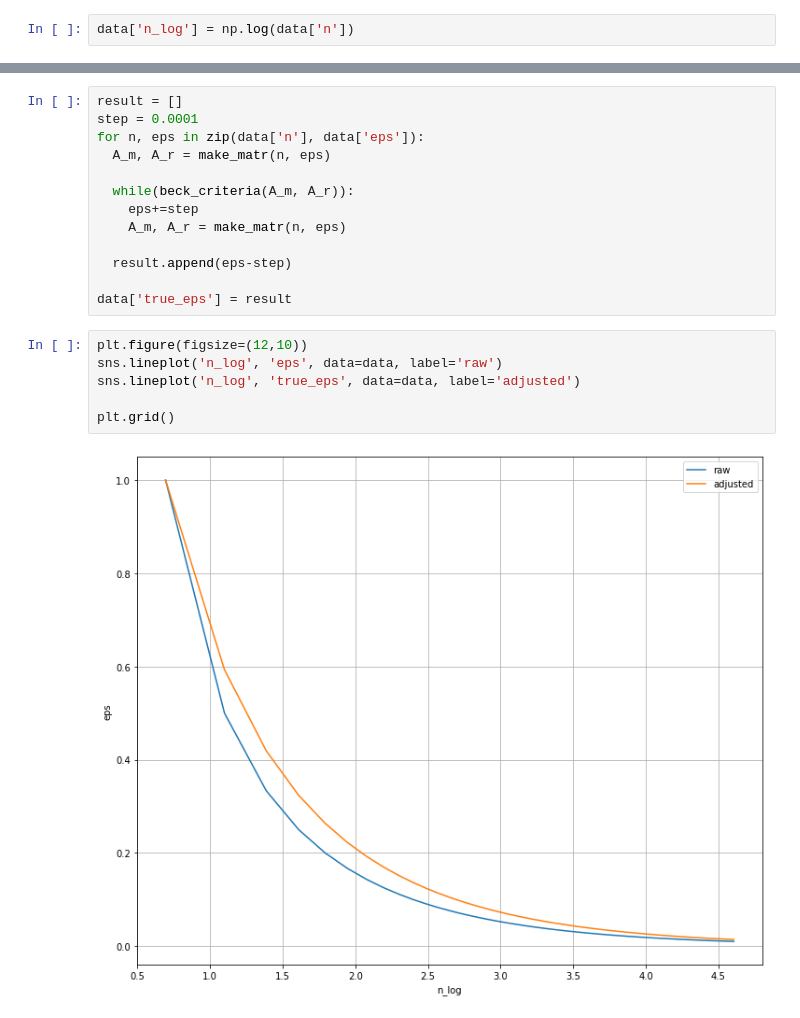
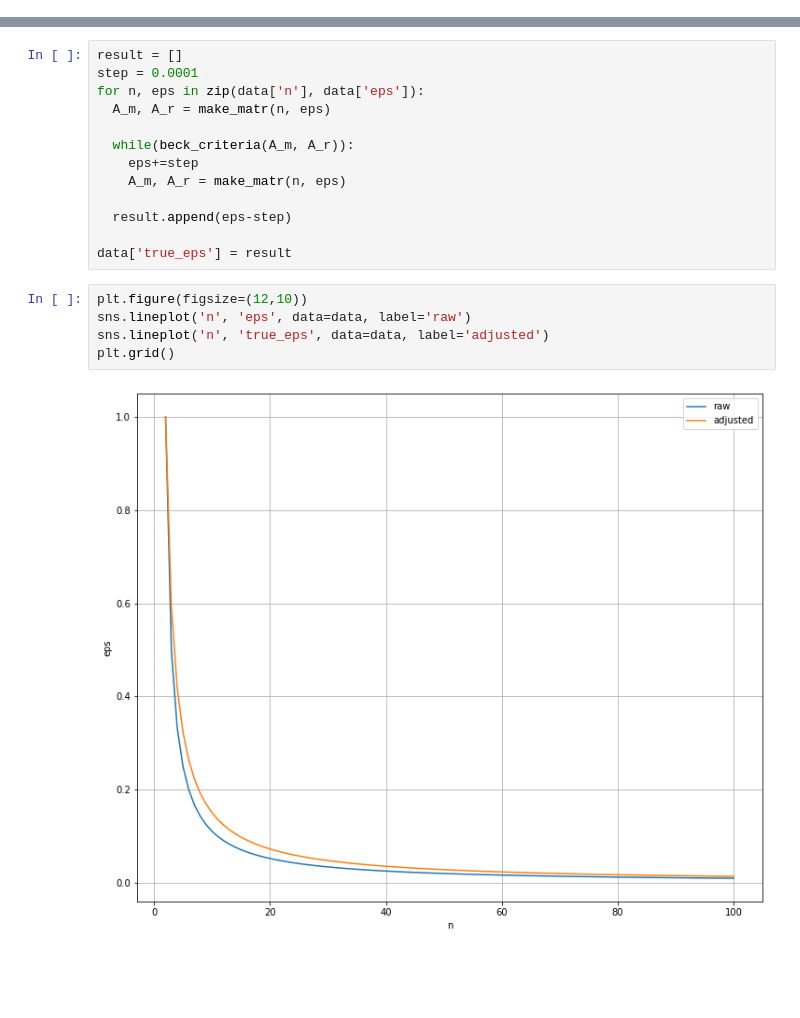
Before and after one commit to mitenevav/computer_complex, a Jupyter notebook: lab1/lab1.ipynb, the cells around one changed output, grey strips where cells are left out. Drawn from its saved outputs; the diff is of its cells as text; blank space fills up the shorter version.

```diff
--- a/lab1/lab1.ipynb
+++ b/lab1/lab1.ipynb
@@ -81,7 +81,5 @@ pd.DataFrame(data['result'].value_counts())
 # %% [output]
 |  | result |
 | success | 99 |
-# %%
-data['n_log'] = np.log(data['n'])
 # %%
 plt.figure(figsize=(12,10))
@@ -104,9 +102,8 @@ for n, eps in zip(data['n'], data['eps']):
 data['true_eps'] = result
 # %%
 plt.figure(figsize=(12,10))
-sns.lineplot('n_log', 'eps', data=data, label='raw')
-sns.lineplot('n_log', 'true_eps', data=data, label='adjusted')
-
+sns.lineplot('n', 'eps', data=data, label='raw')
+sns.lineplot('n', 'true_eps', data=data, label='adjusted')
 plt.grid()
 # %% [output]
-[figure, old version]
+[figure, new version]
```
Also changed, not shown: parts of 1 cell of this notebook, 2 other files.
